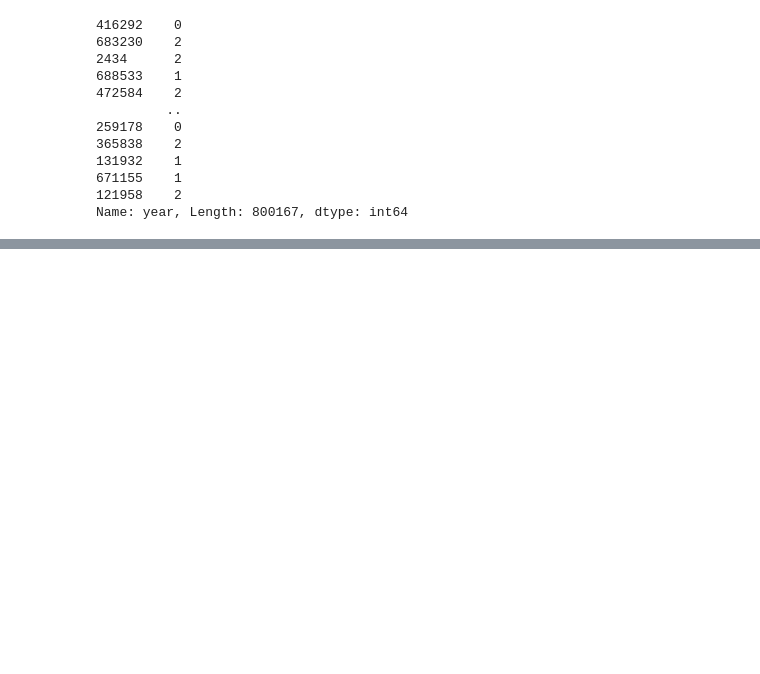
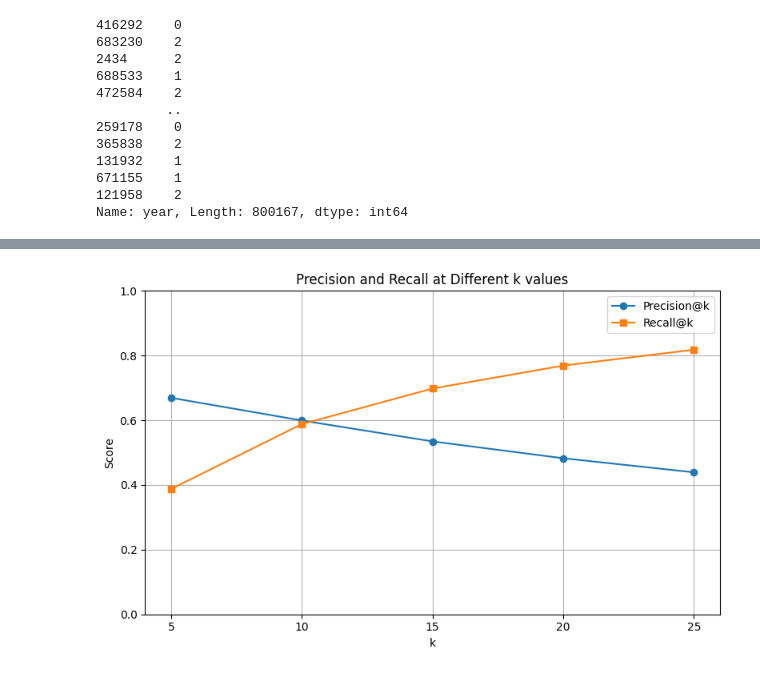
Before and after one commit to shayan-naghizade/ML_Practice, a Jupyter notebook: Movie Recommendation System/code.ipynb, the cells around one changed output, grey strips where cells are left out. Cells and saved outputs as stored; diff of their text form; code cells hidden in the pictures; blank space fills up the shorter version.

```diff
--- a/Movie Recommendation System/code.ipynb
+++ b/Movie Recommendation System/code.ipynb
@@ -502,3 +456,0 @@ X_test
-# %%
-from pgmpy.inference import VariableElimination
-infer = VariableElimination(model)
@@ -552,0 +494,2 @@ print(f" {accuracy:.2f}")
+# %%
+genre_columns = ['Comedy', 'Drama', 'War', 'Horror', 'Film-Noir', 'Adventure']
@@ -552,0 +547,10 @@ print(f" {accuracy:.2f}")
+# %%
+def precision_at_k(predicted, actual, k):
+    predicted_k = predicted[:k]
+    relevant = set(predicted_k) & set(actual)
+    return len(relevant) / k
+
+def recall_at_k(predicted, actual, k):
+    predicted_k = predicted[:k]
+    relevant = set(predicted_k) & set(actual)
+    return len(relevant) / len(actual) if actual else 0
@@ -552,0 +621,83 @@ print(f" {accuracy:.2f}")
+# %%
+k_values = [5, 10, 15, 20,25]
+precision_results = []
+recall_results = []
+
+for k in k_values:
+    precisions = []
+    recalls = []
+
+    user_groups = test_data.groupby('user_id')
+
+    for user_id, group in user_groups:
+        actual_positive_movies = group[group['high_rating'] == 1]['movie_id'].tolist()
+
+        predictions = []
+        for _, row in group.iterrows():
+            evidence = {
+                'age': row['age'],
+                'gender': row['gender'],
+                'occupation': row['occupation'],
+                'year': row['year'],
+                'binned_max_rating': row['binned_max_rating'],
+                'binned_min_rating': row['binned_min_rating'],
+                'binned_avg_rating': row['binned_avg_rating'],
+                'binned_std_rating': row['binned_std_rating'],
+                'binned_high_rating_ratio': row['binned_high_rating_ratio'],
+                'Action': row.get('Action', 0),
+                'Comedy': row.get('Comedy', 0),
+                'Drama': row.get('Drama', 0),
+                'War': row.get('War', 0),
+                'Horror': row.get('Horror', 0),
+                'Film-Noir': row.get('Film-Noir', 0),
+                'Adventure': row.get('Adventure', 0)
+            }
+
+            try:
+                result = infer.query(variables=['high_rating'], evidence=evidence)
+                prob = result.values[1]
+            except:
+                prob = 0
+
+            predictions.append((row['movie_id'], prob))
+
+        top_k_predictions = [movie_id for movie_id, _ in sorted(predictions, key=lambda x: x[1], reverse=True)[:k]]
+
+        def precision_at_k(predicted, actual, k):
+            predicted_k = predicted[:k]
+            relevant = set(predicted_k) & set(actual)
+            return len(relevant) / k
+
+        def recall_at_k(predicted, actual, k):
+            predicted_k = predicted[:k]
+            relevant = set(predicted_k) & set(actual)
+            return len(relevant) / len(actual) if actual else 0
+
+        p_at_k = precision_at_k(top_k_predictions, actual_positive_movies, k)
+        r_at_k = recall_at_k(top_k_predictions, actual_positive_movies, k)
+
+        precisions.append(p_at_k)
+        recalls.append(r_at_k)
+
+    average_precision = sum(precisions) / len(precisions)
+    average_recall = sum(recalls) / len(recalls)
+
+    precision_results.append(average_precision)
+    recall_results.append(average_recall)
+
+    print(f"k={k} => Precision@{k}: {average_precision:.2f}, Recall@{k}: {average_recall:.2f}")
+
+
+plt.figure(figsize=(8, 5))
+plt.plot(k_values, precision_results, marker='o', label='Precision@k')
+plt.plot(k_values, recall_results, marker='s', label='Recall@k')
+plt.title('Precision and Recall at Different k values')
+plt.xlabel('k')
+plt.ylabel('Score')
+plt.xticks(k_values)
+plt.ylim(0, 1)
+plt.legend()
+plt.grid(True)
+plt.tight_layout()
+plt.show()
+# %% [output]
@@ -552,0 +709 @@ print(f" {accuracy:.2f}")
+[figure, added]
```
Also changed, not shown: parts of 39 cells of this notebook.
